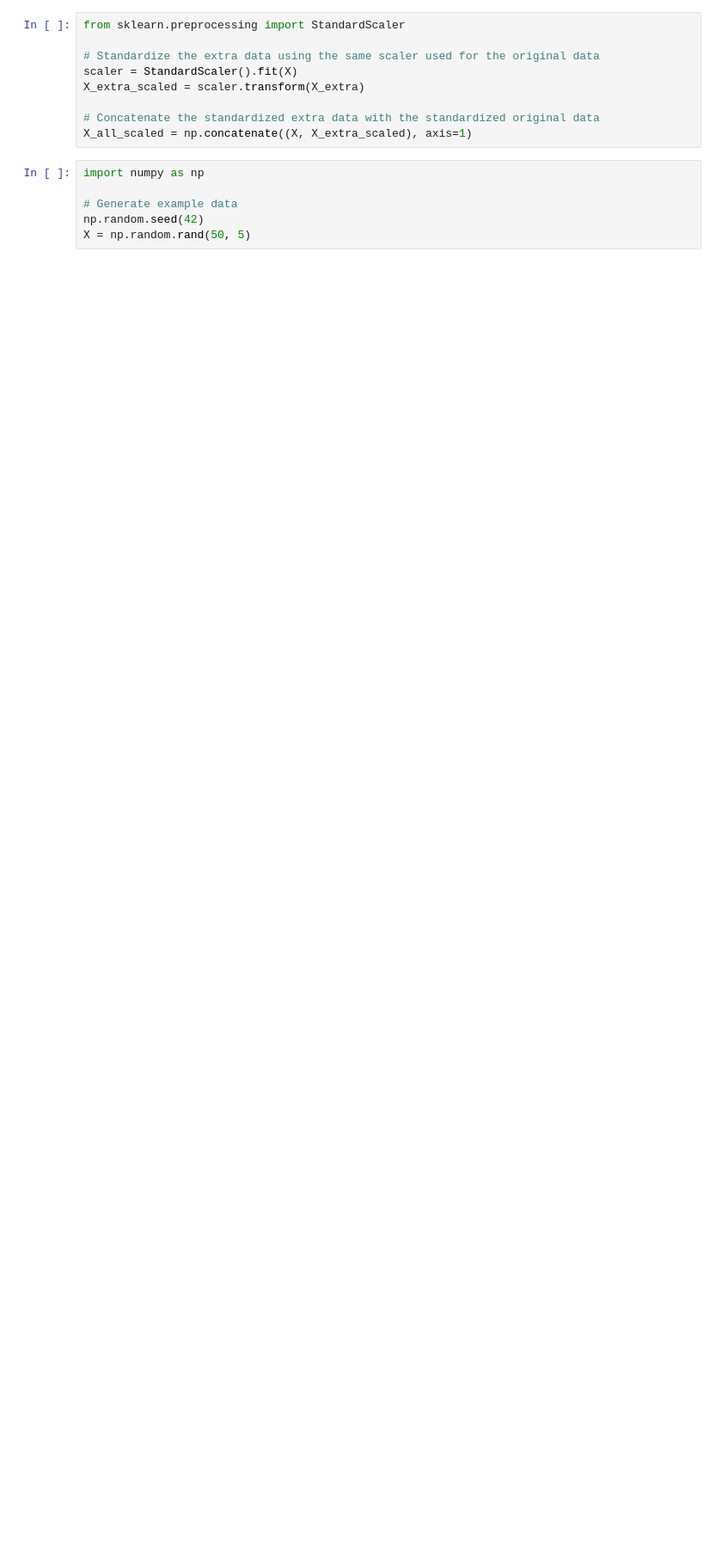
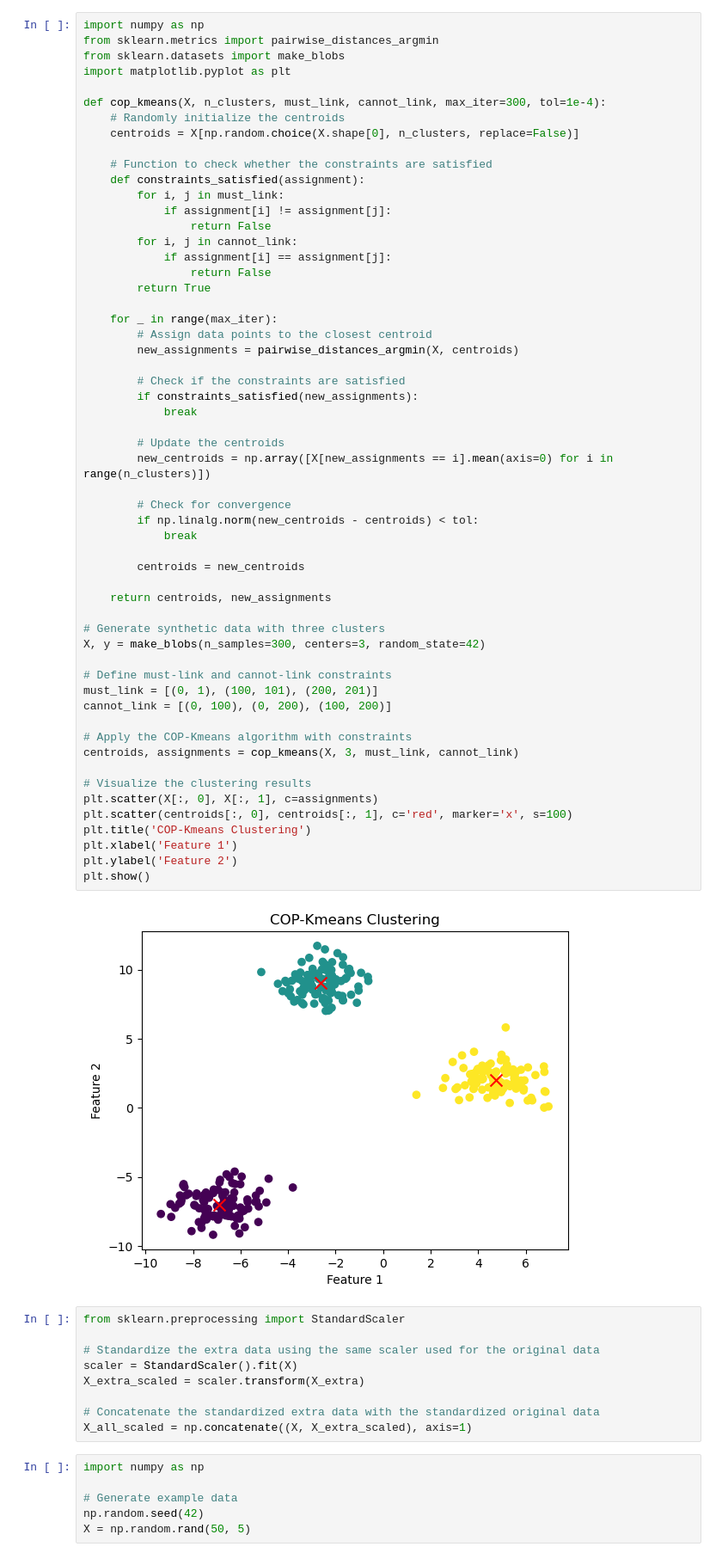
Before and after one commit to TJZLiu/Lisbon-freguesias, a Jupyter notebook: code/Draft Codes.ipynb, the cells around one changed output. Shown at 86% size. Saved outputs shown, nothing was run; the diff lists cells and outputs as text; blank space fills up the shorter version.

```diff
--- a/code/Draft Codes.ipynb
+++ b/code/Draft Codes.ipynb
@@ -21,3 +83,61 @@ DriverError: path/to/data.shp: No such file or directory
+# %%
+import numpy as np
+from sklearn.metrics import pairwise_distances_argmin
+from sklearn.datasets import make_blobs
+import matplotlib.pyplot as plt
+
+def cop_kmeans(X, n_clusters, must_link, cannot_link, max_iter=300, tol=1e-4):
+    # Randomly initialize the centroids
+    centroids = X[np.random.choice(X.shape[0], n_clusters, replace=False)]
+
+    # Function to check whether the constraints are satisfied
+    def constraints_satisfied(assignment):
+        for i, j in must_link:
+            if assignment[i] != assignment[j]:
+                return False
+        for i, j in cannot_link:
+            if assignment[i] == assignment[j]:
+                return False
+        return True
+
+    for _ in range(max_iter):
+        # Assign data points to the closest centroid
+        new_assignments = pairwise_distances_argmin(X, centroids)
+
+        # Check if the constraints are satisfied
+        if constraints_satisfied(new_assignments):
+            break
+
+        # Update the centroids
+        new_centroids = np.array([X[new_assignments == i].mean(axis=0) for i in range(n_clusters)])
+
+        # Check for convergence
+        if np.linalg.norm(new_centroids - centroids) < tol:
+            break
+
+        centroids = new_centroids
+
+    return centroids, new_assignments
+
+# Generate synthetic data with three clusters
+X, y = make_blobs(n_samples=300, centers=3, random_state=42)
+
+# Define must-link and cannot-link constraints
+must_link = [(0, 1), (100, 101), (200, 201)]
+cannot_link = [(0, 100), (0, 200), (100, 200)]
+
+# Apply the COP-Kmeans algorithm with constraints
+centroids, assignments = cop_kmeans(X, 3, must_link, cannot_link)
+
+# Visualize the clustering results
+plt.scatter(X[:, 0], X[:, 1], c=assignments)
+plt.scatter(centroids[:, 0], centroids[:, 1], c='red', marker='x', s=100)
+plt.title('COP-Kmeans Clustering')
+plt.xlabel('Feature 1')
+plt.ylabel('Feature 2')
+plt.show()
+# %% [output]
+[figure, added]
 # %%
 from sklearn.preprocessing import StandardScaler
 
```
Also changed, not shown: parts of 4 cells of this notebook, 2 other files.
